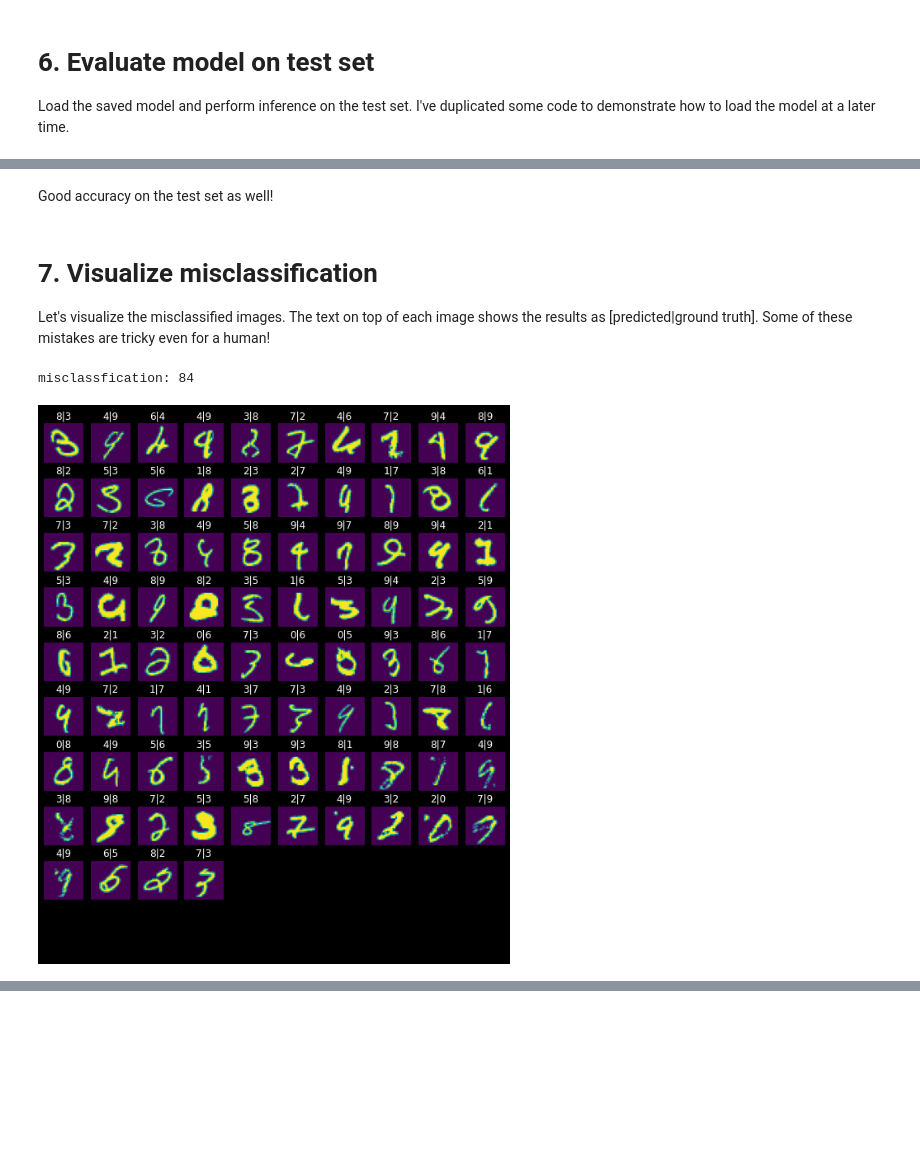
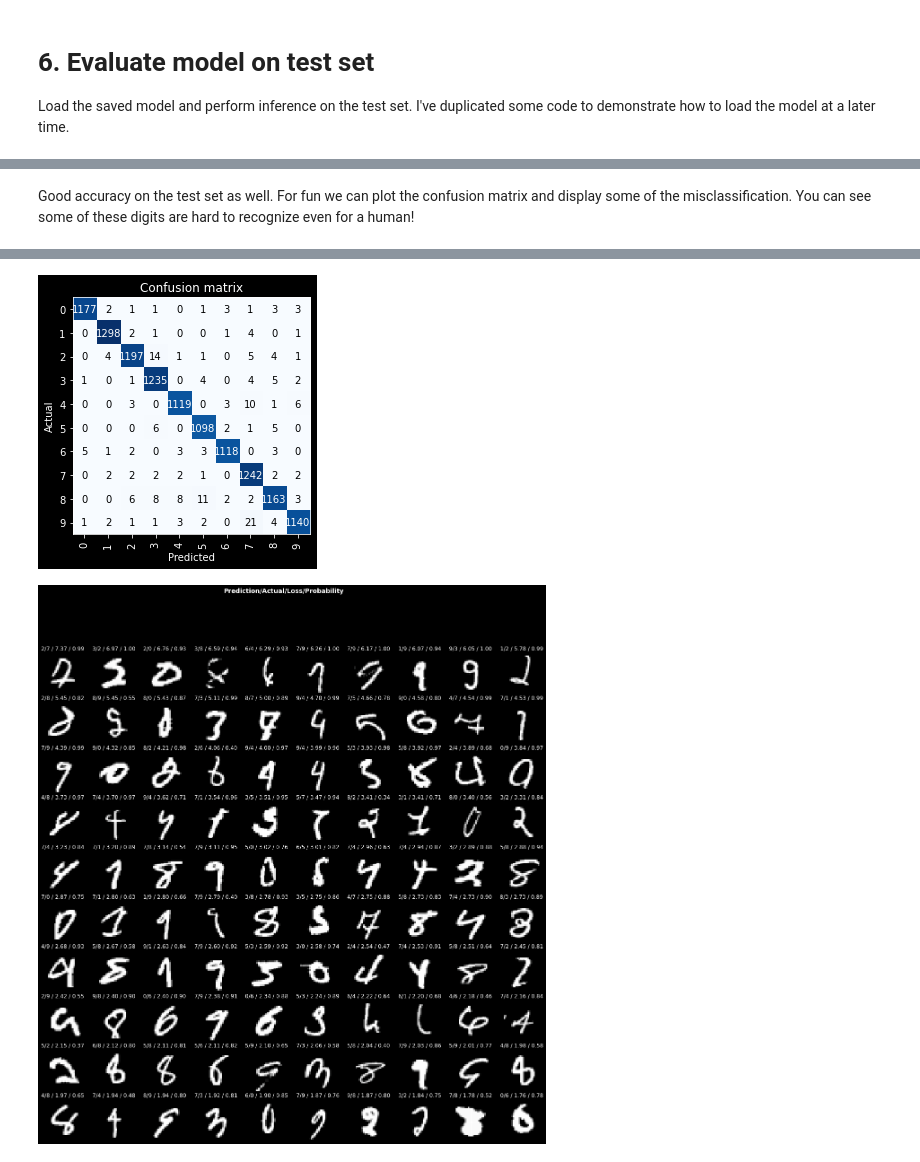
Before and after one commit to nghiaho12/fastai_projects, a Jupyter notebook: mnist.ipynb, the cells around one changed output, grey strips where cells are left out. Saved outputs shown, nothing was run; the diff lists cells and outputs as text; code cells hidden in the pictures; blank space fills up the shorter version.

```diff
--- a/mnist.ipynb
+++ b/mnist.ipynb
@@ -205,19 +144,7 @@ accuracy(pred[0], pred[1]).item()
-# %% [markdown]
-Good accuracy on the test set as well!
-# %% [markdown]
-# 7. Visualize misclassification <a name="viz_miss">
-Let's visualize the misclassified images. The text on top of each image shows the results as [predicted|ground truth]. Some of these mistakes are tricky even for a human!
-# %%
-pred_label = pred[0].argmax(dim=1)
-wrong_idx = torch.nonzero(pred_label != torch.from_numpy(test_label))
-print(f"misclassfication: {wrong_idx.shape[0]}")
-
-# show up to 100 results
-ctxs = get_grid(min(wrong_idx.shape[0], 100), nrows=10, ncols=10, figsize=(10,12))
-
-for i, ctx in enumerate(ctxs):
-    idx = wrong_idx[i]
-    NumpyImage(test_image[idx], f"{pred_label[idx].item()}|{test_label[idx]}").show(ctx=ctx)
-# %% [output]
-misclassfication: 84
-[figure, removed]
+# %% [markdown]
+Good accuracy on the test set as well. For fun we can plot the confusion matrix and display some of the misclassification. You can see some of these digits are hard to recognize even for a human!
+# %%
+interp = ClassificationInterpretation.from_learner(learn)
+interp.plot_confusion_matrix()
+interp.plot_top_losses(100, figsize=(20,20))
+# %% [output]
@@ -224 +152,3 @@ misclassfication: 84
+[figure, added]
+[figure, added]
 # %% [markdown]
```
Also changed, not shown: parts of 14 cells of this notebook.
